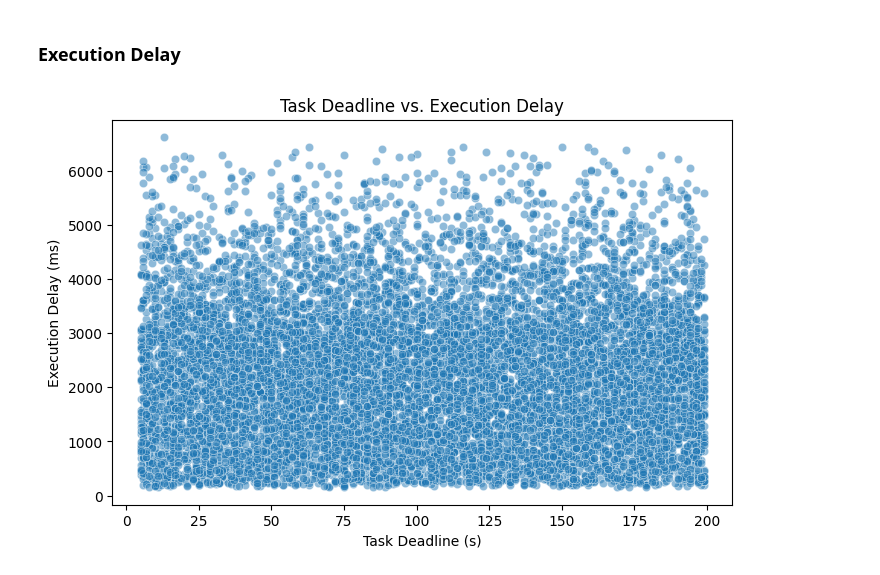
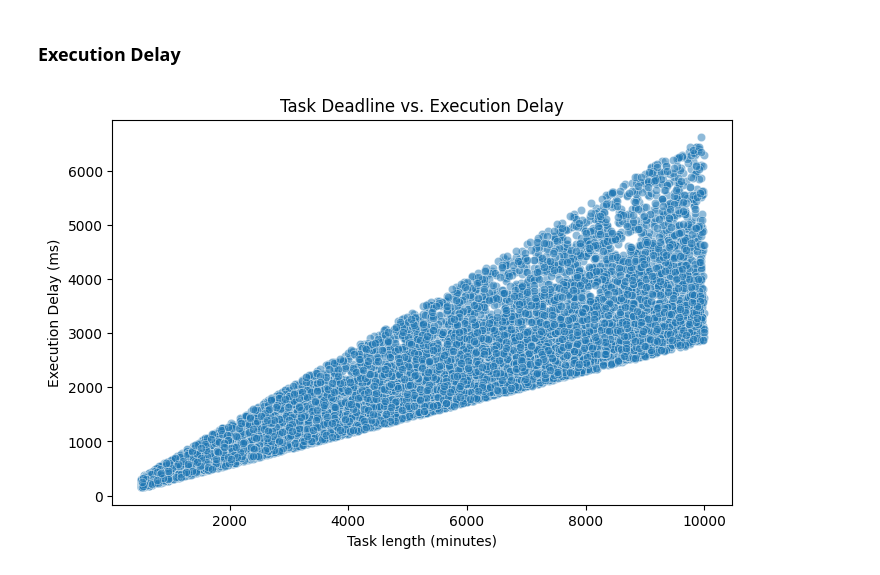
Before and after one commit to WellKnownDedication/Cloud-Computing-Performance-Metrics-Analysis, a Jupyter notebook: src/EDA.ipynb, the cells around one changed output. Cells and saved outputs as stored; diff of their text form; code cells hidden in the pictures.

```diff
--- a/src/EDA.ipynb
+++ b/src/EDA.ipynb
@@ -153,10 +179,10 @@ plt.show()
 ### Execution Delay
 # %%
 plt.figure(figsize=(8, 5))
-sns.scatterplot(x=tasks["Deadline_s"], y=tasks["Execution_Delay_ms"], alpha=0.5)
-plt.xlabel("Task Deadline (s)")
+sns.scatterplot(x=tasks["Task_Length_MIns"], y=tasks["Execution_Delay_ms"], alpha=0.5)
+plt.xlabel("Task length (minutes)")
 plt.ylabel("Execution Delay (ms)")
 plt.title("Task Deadline vs. Execution Delay")
 plt.show()
 # %% [output]
-[figure, old version]
+[figure, new version]
```
Also changed, not shown: parts of 8 cells of this notebook.
